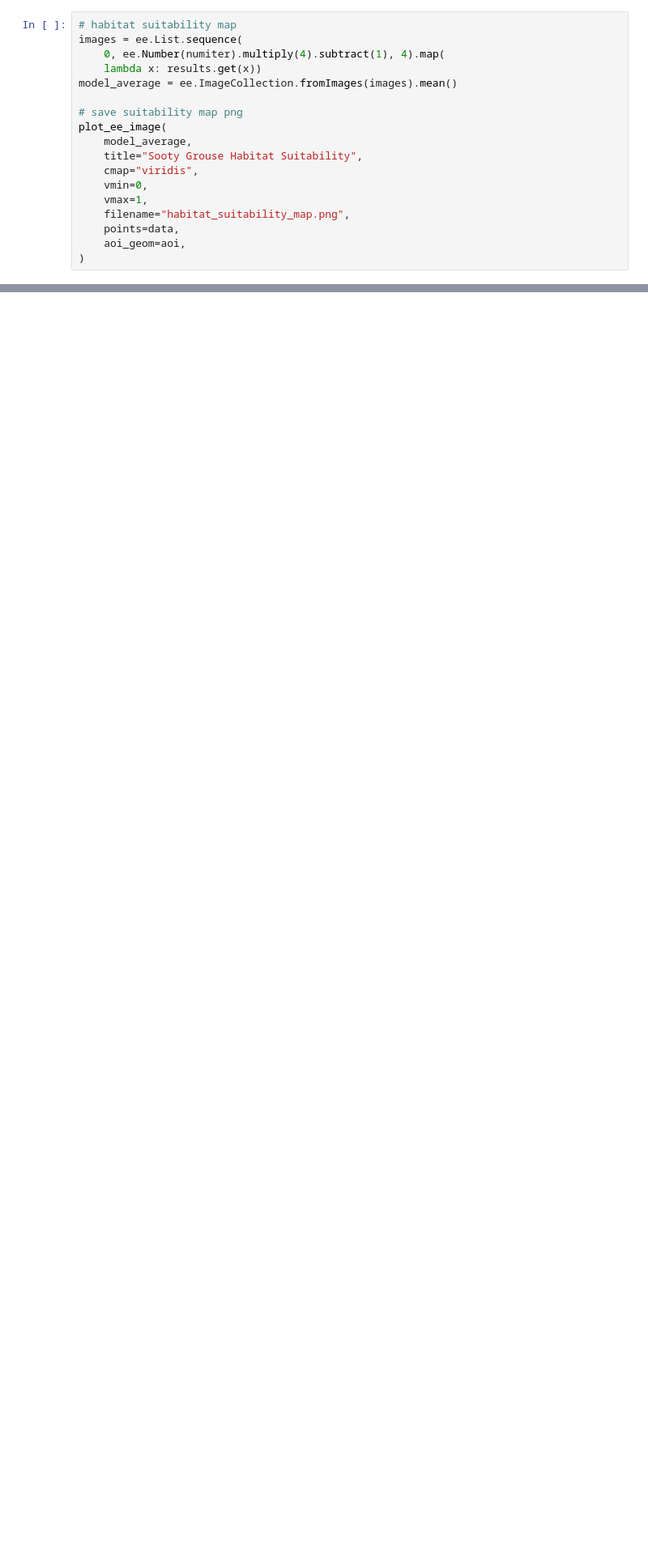
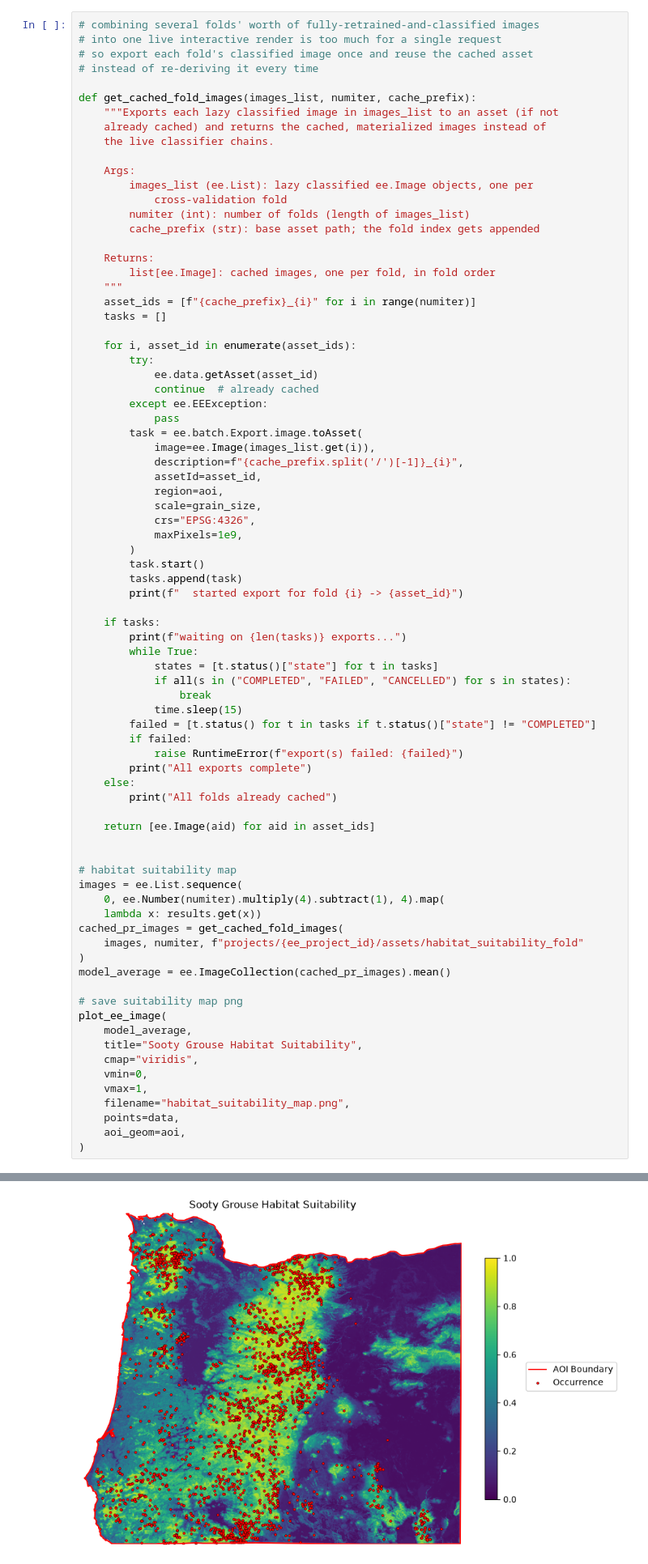
Before and after one commit to jakevenzkekondo/SootyGrouseSDM, a Jupyter notebook: src/sooty_grouse_sdm.ipynb, the cells around one changed output, grey strips where cells are left out. Shown at 81% size. Drawn from its saved outputs; the diff is of its cells as text; blank space fills up the shorter version.

```diff
--- a/src/sooty_grouse_sdm.ipynb
+++ b/src/sooty_grouse_sdm.ipynb
@@ -947,9 +1039,70 @@ All 10 iterations complete. Total results collected: 40
 # %%
+# combining several folds' worth of fully-retrained-and-classified images
+# into one live interactive render is too much for a single request
+# so export each fold's classified image once and reuse the cached asset
+# instead of re-deriving it every time
+
+def get_cached_fold_images(images_list, numiter, cache_prefix):
+    """Exports each lazy classified image in images_list to an asset (if not
+    already cached) and returns the cached, materialized images instead of
+    the live classifier chains.
+
+    Args:
+        images_list (ee.List): lazy classified ee.Image objects, one per
+            cross-validation fold
+        numiter (int): number of folds (length of images_list)
+        cache_prefix (str): base asset path; the fold index gets appended
+
+    Returns:
+        list[ee.Image]: cached images, one per fold, in fold order
+    """
+    asset_ids = [f"{cache_prefix}_{i}" for i in range(numiter)]
+    tasks = []
+
+    for i, asset_id in enumerate(asset_ids):
+        try:
+            ee.data.getAsset(asset_id)
+            continue  # already cached
+        except ee.EEException:
+            pass
+        task = ee.batch.Export.image.toAsset(
+            image=ee.Image(images_list.get(i)),
+            description=f"{cache_prefix.split('/')[-1]}_{i}",
+            assetId=asset_id,
+            region=aoi,
+            scale=grain_size,
+            crs="EPSG:4326",
+            maxPixels=1e9,
+        )
+        task.start()
+        tasks.append(task)
+        print(f"  started export for fold {i} -> {asset_id}")
+
+    if tasks:
+        print(f"waiting on {len(tasks)} exports...")
+        while True:
+            states = [t.status()["state"] for t in tasks]
+            if all(s in ("COMPLETED", "FAILED", "CANCELLED") for s in states):
+                break
+            time.sleep(15)
+        failed = [t.status() for t in tasks if t.status()["state"] != "COMPLETED"]
+        if failed:
+            raise RuntimeError(f"export(s) failed: {failed}")
+        print("All exports complete")
+    else:
+        print("All folds already cached")
+
+    return [ee.Image(aid) for aid in asset_ids]
+
+
 # habitat suitability map
 images = ee.List.sequence(
     0, ee.Number(numiter).multiply(4).subtract(1), 4).map(
     lambda x: results.get(x))
-model_average = ee.ImageCollection.fromImages(images).mean()
+cached_pr_images = get_cached_fold_images(
+    images, numiter, f"projects/{ee_project_id}/assets/habitat_suitability_fold"
+)
+model_average = ee.ImageCollection(cached_pr_images).mean()
 
 # save suitability map png
 plot_ee_image(
@@ -970,3 +1120,4 @@ RuntimeError: getThumbURL request failed (HTTP 400): {
+[figure, added]
 # %%
 # potential distribution map
 images2 = ee.List.sequence(1, ee.Number(numiter).multiply(4).subtract(1), 4).map(
```
Also changed, not shown: parts of 23 cells of this notebook, 7 other files.
